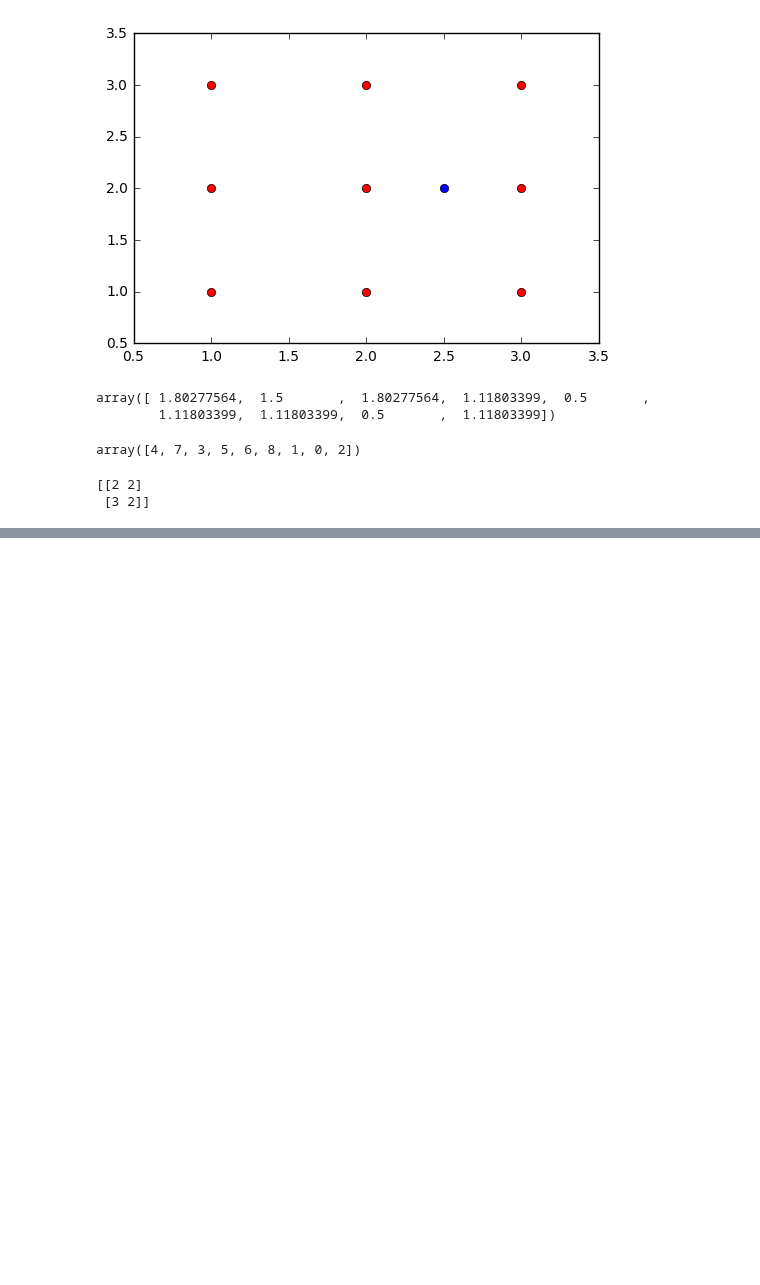
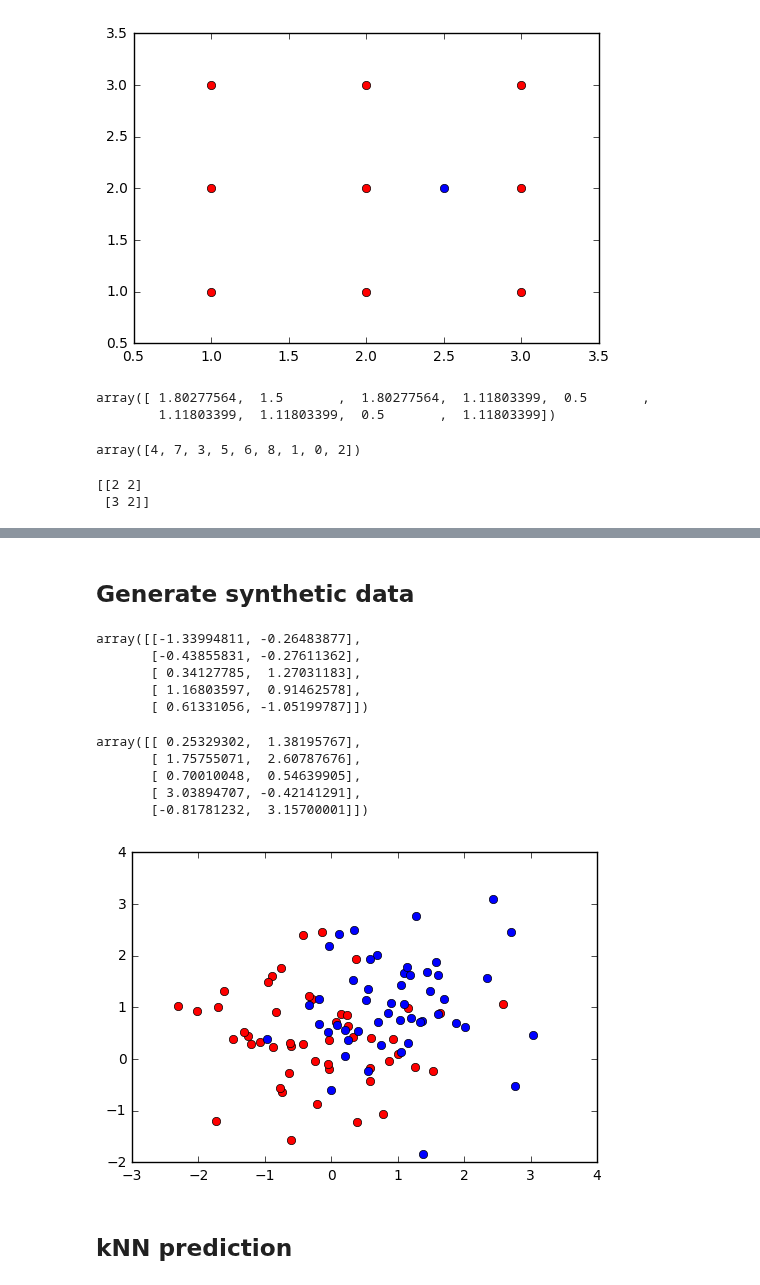
Before and after one commit to heekof/sideprojects, a Jupyter notebook: kNN.ipynb, the cells around one changed output, grey strips where cells are left out. Saved outputs shown, nothing was run; the diff lists cells and outputs as text; code cells hidden in the pictures; blank space fills up the shorter version.

```diff
--- a/kNN.ipynb
+++ b/kNN.ipynb
@@ -104,0 +110,2 @@ print points[ind]
+# %%
+outcomes = np.array([0,0,0,0,1,1,1,1,1])
@@ -104,0 +120,40 @@ print points[ind]
+# %% [markdown]
+## Generate synthetic data
+# %%
+ss.norm(0,1).rvs((5,2))
+# %% [output]
+array([[-1.33994811, -0.26483877],
+       [-0.43855831, -0.27611362],
+       [ 0.34127785,  1.27031183],
+       [ 1.16803597,  0.91462578],
+       [ 0.61331056, -1.05199787]])
+# %%
+ss.norm(1,1).rvs((5,2))
+# %% [output]
+array([[ 0.25329302,  1.38195767],
+       [ 1.75755071,  2.60787676],
+       [ 0.70010048,  0.54639905],
+       [ 3.03894707, -0.42141291],
+       [-0.81781232,  3.15700001]])
+# %%
+def generate_synth_data(n=50):
+    """
+    Create two sets of points from bivariate normal distribution
+    """
+    points = np.concatenate((ss.norm(0,1).rvs((n,2)),ss.norm(1,1).rvs((n,2))), axis=0)
+
+    outcomes = np.concatenate ((np.repeat(0,n),np.repeat(1,n)))
+
+    return (points,outcomes)
+# %%
+(points,outcomes) = generate_synth_data()
+# %%
+n = 50
+plt.figure()
+plt.plot(points[:n,0],points[:n,1], "ro")
+plt.plot(points[n:,0],points[n:,1], "bo")
+plt.savefig('bivardata.pdf')
+# %% [output]
+[figure, added]
+# %% [markdown]
+## kNN prediction
```
Also changed, not shown: parts of 22 cells of this notebook, 3 other files.
